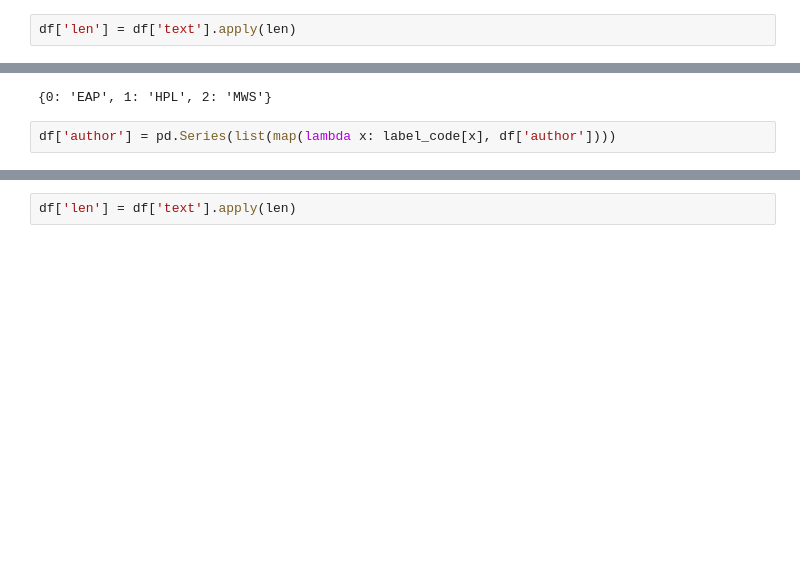
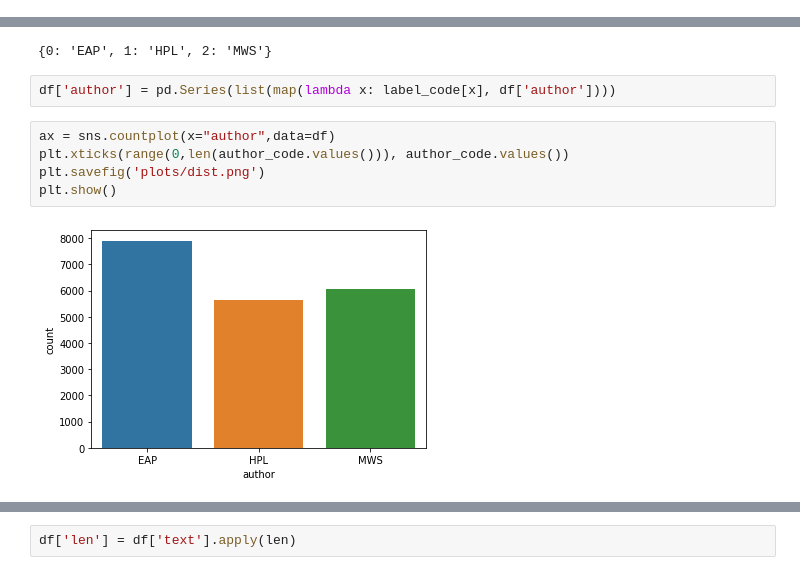
Before and after one commit to AshishSinha5/misc, a Jupyter notebook: author_identification/analysis.ipynb, the cells around one changed output, grey strips where cells are left out. Saved outputs shown, nothing was run; the diff lists cells and outputs as text; blank space fills up the shorter version.

```diff
--- a/author_identification/analysis.ipynb
+++ b/author_identification/analysis.ipynb
@@ -8,7 +9,5 @@ from nltk.corpus import stopwords
 # %%
 df = pd.read_csv('data/train.csv')
-# %%
-df['len'] = df['text'].apply(len)
 # %%
 label_code = {
     'EAP': 0,
@@ -23,3 +22,10 @@ author_code
 {0: 'EAP', 1: 'HPL', 2: 'MWS'}
 # %%
 df['author'] = pd.Series(list(map(lambda x: label_code[x], df['author'])))
+# %%
+ax = sns.countplot(x="author",data=df)
+plt.xticks(range(0,len(author_code.values())), author_code.values())
+plt.savefig('plots/dist.png')
+plt.show()
+# %% [output]
+[figure, added]
```
Also changed, not shown: parts of 3 cells of this notebook, 1 other file.
